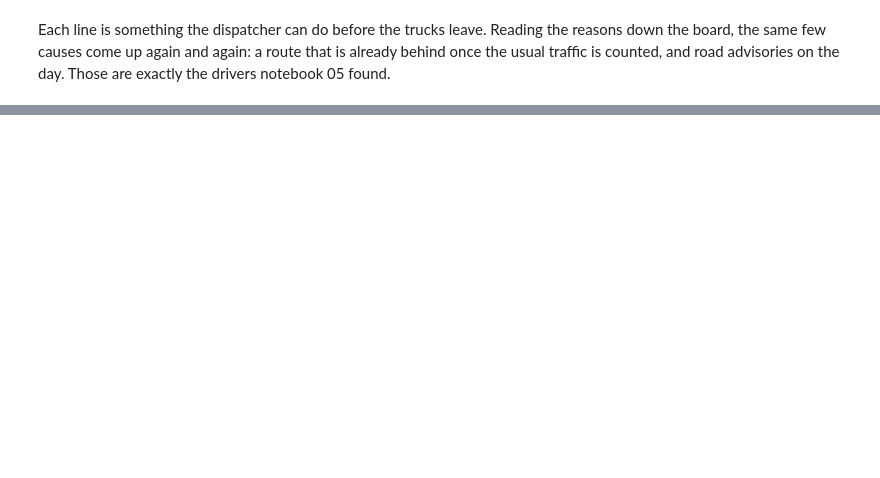
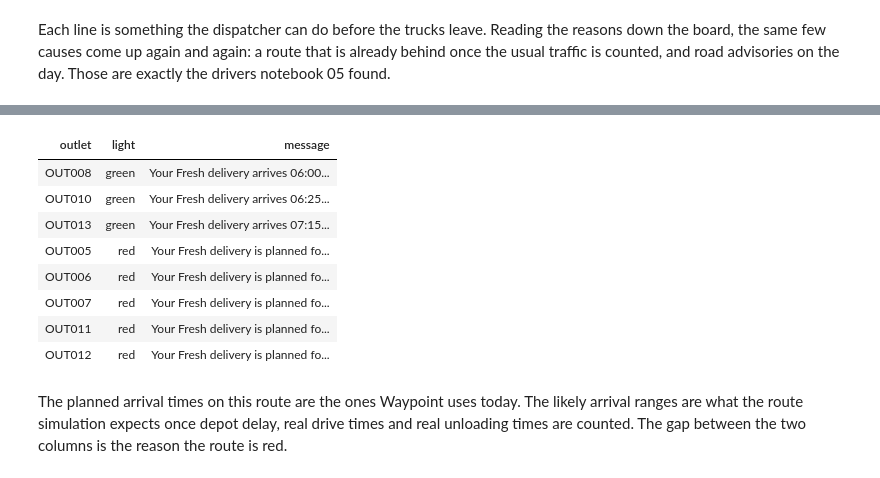
Before and after one commit to sameera-ekanayaka/Xora_Datathon, a Jupyter notebook: notebooks/08_decision_layer.ipynb, the cells around one changed output, grey strips where cells are left out. Saved outputs shown, nothing was run; the diff lists cells and outputs as text; code cells hidden in the pictures; blank space fills up the shorter version.

```diff
--- a/notebooks/08_decision_layer.ipynb
+++ b/notebooks/08_decision_layer.ipynb
@@ -133,0 +164,16 @@ Each line is something the dispatcher can do before the trucks leave. Reading th
+# %%
+messages = pd.DataFrame({"outlet": r.outlet_id, "light": r.light, "message": [dl.store_message(x) for x in r.itertuples()]})
+messages.to_csv(OUT / f"store_messages_{ROUTE}.csv", index=False)
+paint(messages)
+# %% [output]
+| outlet | light | message |
+| OUT008 | green | Your Fresh delivery arrives 06:00... |
+| OUT010 | green | Your Fresh delivery arrives 06:25... |
+| OUT013 | green | Your Fresh delivery arrives 07:15... |
+| OUT005 | red | Your Fresh delivery is planned fo... |
+| OUT006 | red | Your Fresh delivery is planned fo... |
+| OUT007 | red | Your Fresh delivery is planned fo... |
+| OUT011 | red | Your Fresh delivery is planned fo... |
+| OUT012 | red | Your Fresh delivery is planned fo... |
+# %% [markdown]
+The planned arrival times on this route are the ones Waypoint uses today. The likely arrival ranges are what the route simulation expects once depot delay, real drive times and real unloading times are counted. The gap between the two columns is the reason the route is red.
```
Also changed, not shown: parts of 2 cells of this notebook, 2 other files.
